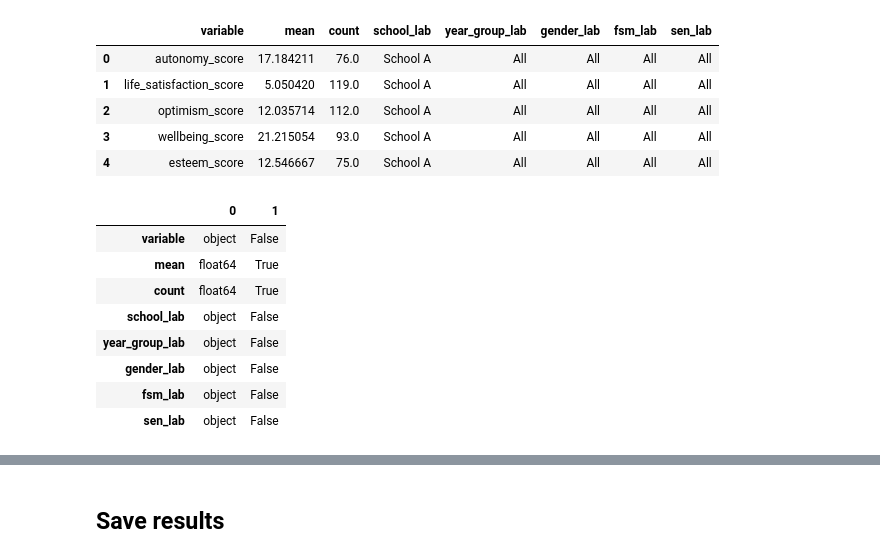
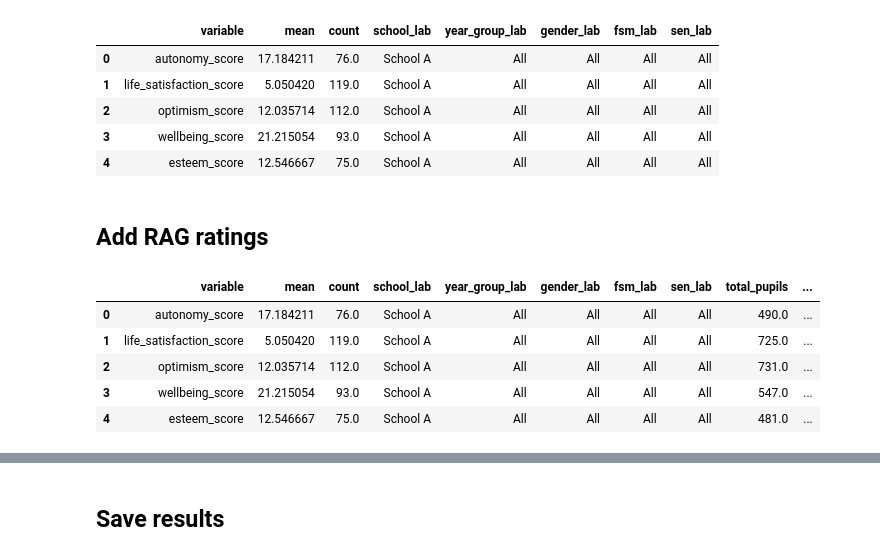
Before and after one commit to kailo-beewell/synthetic_standard_school_dashboards, a Jupyter notebook: create_and_process_data/2_aggregate_scores.ipynb, the cells around one changed output, grey strips where cells are left out. Saved outputs shown, nothing was run; the diff lists cells and outputs as text; code cells hidden in the pictures.

Commit message:
Single script and csv for scores + rag, using new functions from the package, and then renaming the subsequent ipynb numbers

```diff
--- a/create_and_process_data/2_aggregate_scores.ipynb
+++ b/create_and_process_data/2_aggregate_scores.ipynb
@@ -23,7 +25,7 @@ class Paths:
     '''Stores paths to data and files'''
     survey = '../data/survey_data'
     synthetic_data = 'standard_synthetic_data_raw.csv'
-    aggregate_score = 'standard_school_aggregate_scores.csv'
+    aggregate_score = 'standard_school_aggregate_scores_rag.csv'
 
 
 paths = Paths()
@@ -82,18 +84,15 @@ agg.head()
 | 2 | optimism_score | 12.035714 | 112.0 | School A | All | All | All | All |
 | 3 | wellbeing_score | 21.215054 | 93.0 | School A | All | All | All | All |
 | 4 | esteem_score | 12.546667 | 75.0 | School A | All | All | All | All |
-# %%
-# Show the data types and presence of null
-types = agg.dtypes
-null = agg.isnull().any()
-pd.DataFrame([types, null]).T
-# %% [output]
-|  | 0 | 1 |
-| variable | object | False |
-| mean | float64 | True |
-| count | float64 | True |
-| school_lab | object | False |
-| year_group_lab | object | False |
-| gender_lab | object | False |
-| fsm_lab | object | False |
-| sen_lab | object | False |
+# %% [markdown]
+## Add RAG ratings
+# %%
+rag = create_rag_ratings(agg)
+rag.head()
+# %% [output]
+|  | variable | mean | count | school_lab | year_group_lab | gender_lab | fsm_lab | sen_lab | total_pupils | ... |
+| 0 | autonomy_score | 17.184211 | 76.0 | School A | All | All | All | All | 490.0 | ... |
+| 1 | life_satisfaction_score | 5.050420 | 119.0 | School A | All | All | All | All | 725.0 | ... |
+| 2 | optimism_score | 12.035714 | 112.0 | School A | All | All | All | All | 731.0 | ... |
+| 3 | wellbeing_score | 21.215054 | 93.0 | School A | All | All | All | All | 547.0 | ... |
+| 4 | esteem_score | 12.546667 | 75.0 | School A | All | All | All | All | 481.0 | ... |
```
Also changed, not shown: parts of 5 cells of this notebook, 3 other files.
